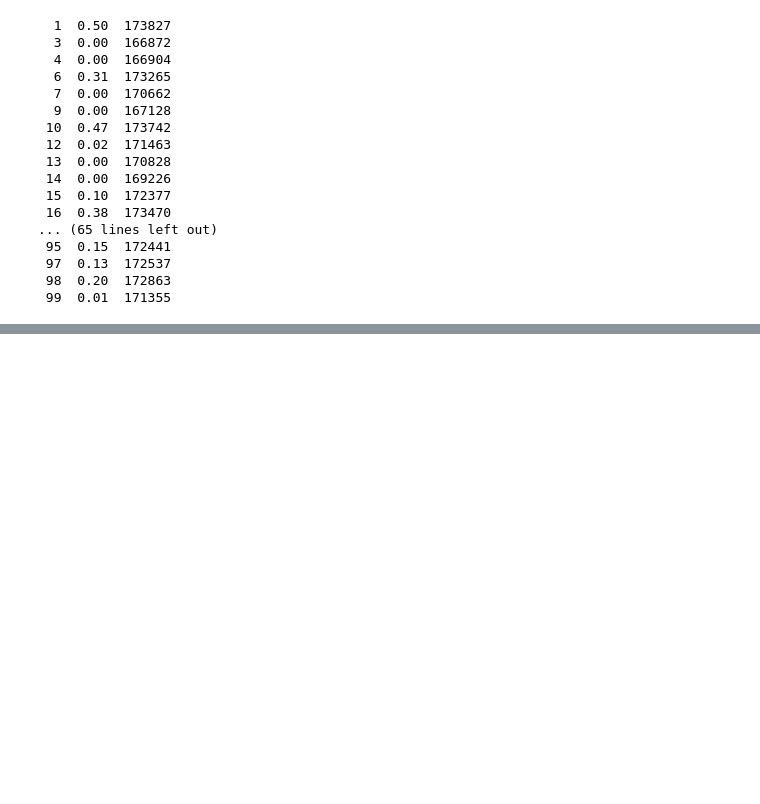
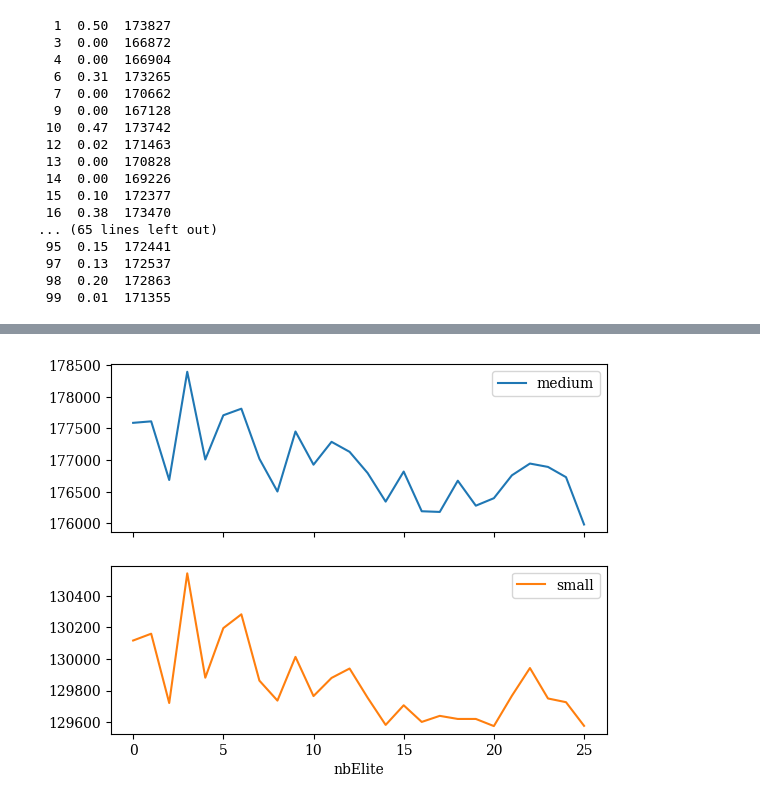
Before and after one commit to N-Wouda/Euro-NeurIPS-2022, a Jupyter notebook: notebooks/dynamic-tuning.ipynb, the cells around one changed output, grey strips where cells are left out. Saved outputs shown, nothing was run; the diff lists cells and outputs as text; code cells hidden in the pictures; blank space fills up the shorter version.

```diff
--- a/notebooks/dynamic-tuning.ipynb
+++ b/notebooks/dynamic-tuning.ipynb
@@ -305,0 +326,4 @@ For the dynamic solver.
+# %%
+df.cost.groupby([df["nbElite"], df["size_group"]]).mean().unstack().plot(subplots=True);
+# %% [output]
+[figure, added]
```
Also changed, not shown: parts of 36 cells of this notebook, 1 other file.
